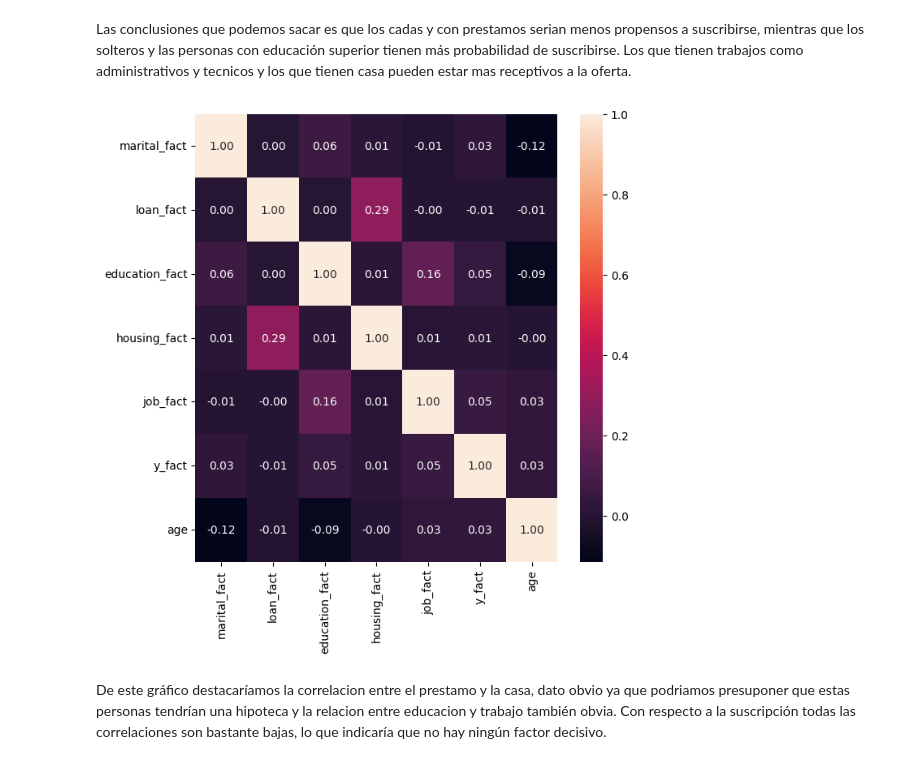
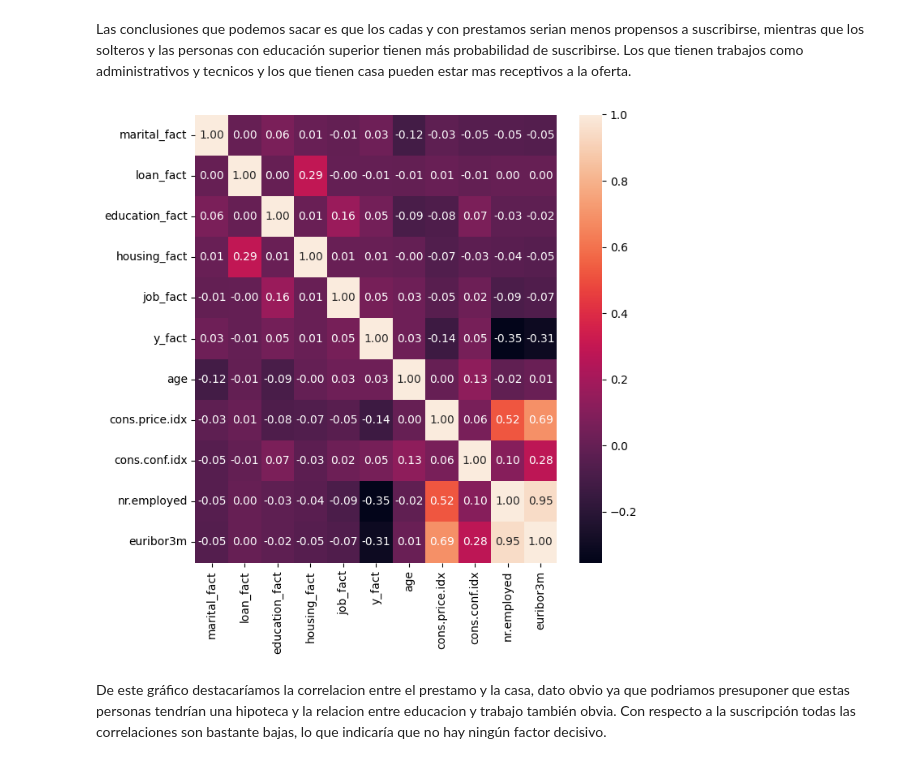
Before and after one commit to Piris14/machine-learning-python-template, a Jupyter notebook: src/explore2.ipynb, the cells around one changed output. Saved outputs shown, nothing was run; the diff lists cells and outputs as text; code cells hidden in the pictures.

```diff
--- a/src/explore2.ipynb
+++ b/src/explore2.ipynb
@@ -142,20 +142,20 @@ Las conclusiones que podemos sacar es que los cadas y con prestamos serian menos
 # %%
 df["y_fact"] = pd.factorize(df["y"])[0]
 df["marital_fact"] = pd.factorize(df["marital"])[0]
 df["loan_fact"] = pd.factorize(df["loan"])[0]
 df["education_fact"] = pd.factorize(df["education"])[0]
 df["housing_fact"] = pd.factorize(df["housing"])[0]
 df["job_fact"] = pd.factorize(df["job"])[0]
 
 fig, axis = plt.subplots(figsize = (7, 7))
 
-sns.heatmap(df[["marital_fact", "loan_fact", "education_fact", "housing_fact", "job_fact", "y_fact", "age"]].corr(), annot = True, fmt = ".2f")
+sns.heatmap(df[["marital_fact", "loan_fact", "education_fact", "housing_fact", "job_fact", "y_fact", "age", "cons.price.idx", "cons.conf.idx", "nr.employed", "euribor3m" ]].corr(), annot = True, fmt = ".2f")
 
 plt.tight_layout()
 
 plt.show()
 # %% [output]
-[figure, old version]
+[figure, new version]
 # %% [markdown]
 De este gráfico destacaríamos la correlacion entre el prestamo y la casa, dato obvio ya que podriamos presuponer que estas personas tendrían una hipoteca y la relacion entre educacion y trabajo también obvia. Con respecto a la suscripción todas las correlaciones son bastante bajas, lo que indicaría que no hay ningún factor decisivo.
 # %%
```
Also changed, not shown: parts of 24 cells of this notebook, 4 other files.
